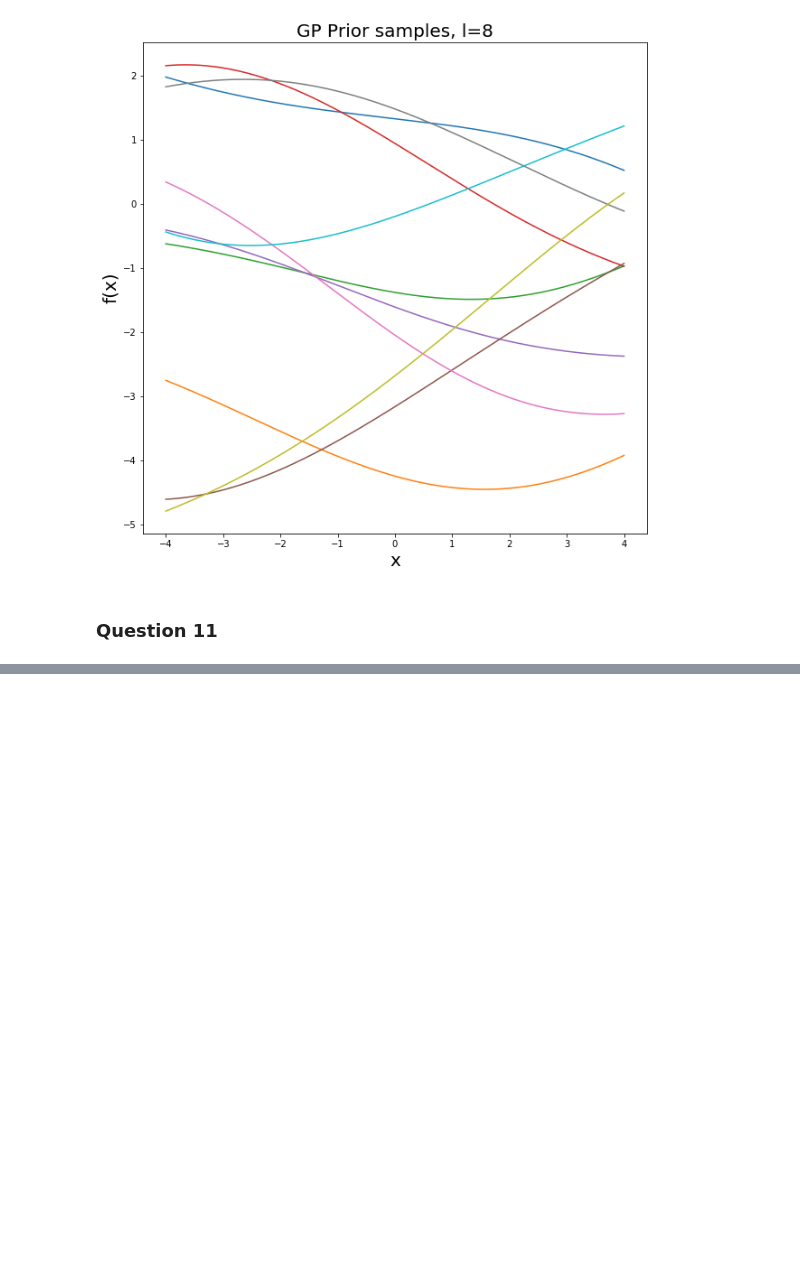
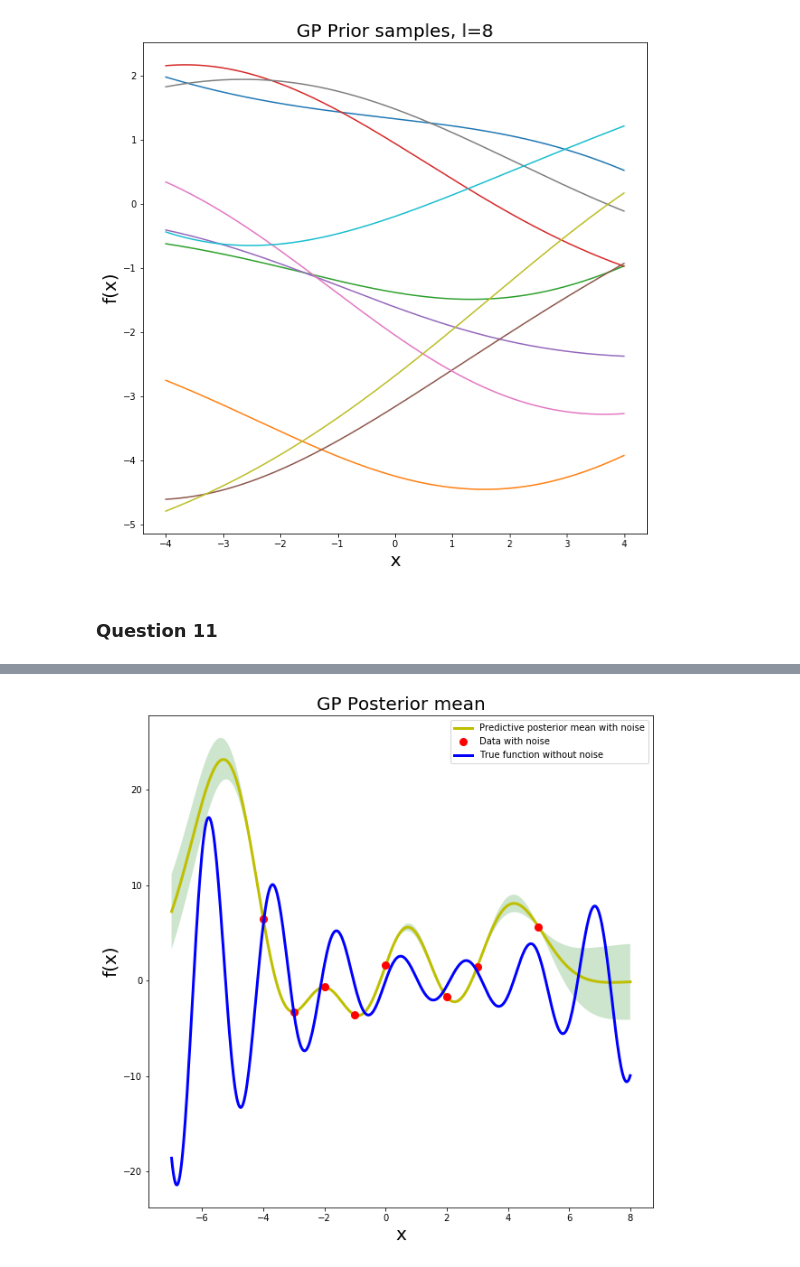
Before and after one commit to hkindbom/DD2434-Machine-Learning-Advanced, a Jupyter notebook: Assignment 1.ipynb, the cells around one changed output, grey strips where cells are left out. Drawn from its saved outputs; the diff is of its cells as text; code cells hidden in the pictures; blank space fills up the shorter version.

```diff
--- a/Assignment 1.ipynb
+++ b/Assignment 1.ipynb
@@ -251,0 +308,25 @@ plt.show()
+# %%
+#Visualize GP predictive posterior mean with variance limits
+nr_samples = 1 # nr of samples drawn from GP posterior
+nr_x_star = 500
+x_star= np.linspace(-7.0,8.0, num=nr_x_star)
+
+l = 2 # length scale
+mean_post, cov_post = ComputeGPposterior(x_star, X_Dat2, T_Dat2, nr_samples, l, False)
+
+upper_std = mean_post + 2*np.sqrt(cov_post.diagonal())
+lower_std = mean_post - 2*np.sqrt(cov_post.diagonal())
+
+plt.figure(figsize=(10, 10))
+plt.plot(x_star, mean_post, 'y-', label = "Predictive posterior mean with noise",linewidth=3)
+plt.title("GP Posterior mean", fontsize=20)
+plt.plot(X_Dat2, T_Dat2, 'r.',label = "Data with noise", ms=16.0)
+plt.plot(X_range, T_true, 'b-', ms=18.0, label = "True function without noise",linewidth=3)
+ax = plt.gca()
+ax.fill_between(x_star, upper_std, lower_std, facecolor='green', interpolate=True, alpha=0.2)
+plt.legend(loc="upper right")
+plt.ylabel('f(x)', fontsize=20)
+plt.xlabel('x', fontsize=20)
+plt.show()
+# %% [output]
+[figure, added]
```
Also changed, not shown: parts of 7 cells of this notebook.
